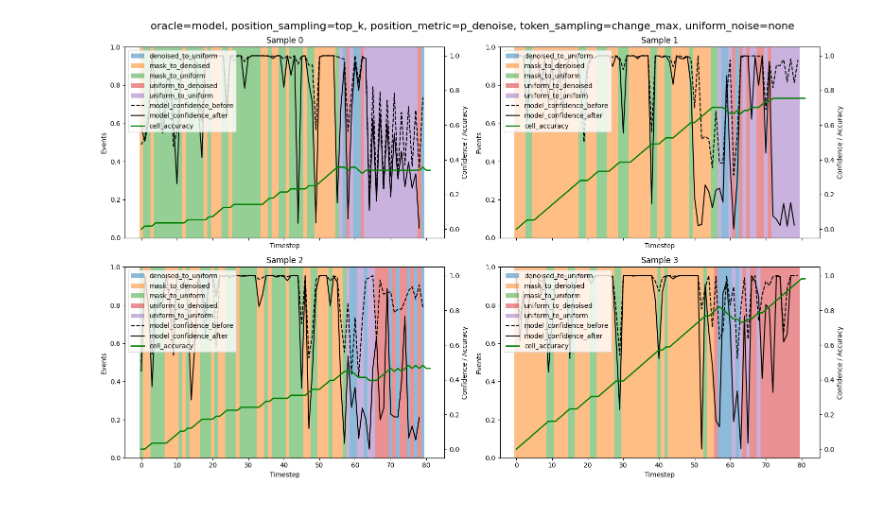
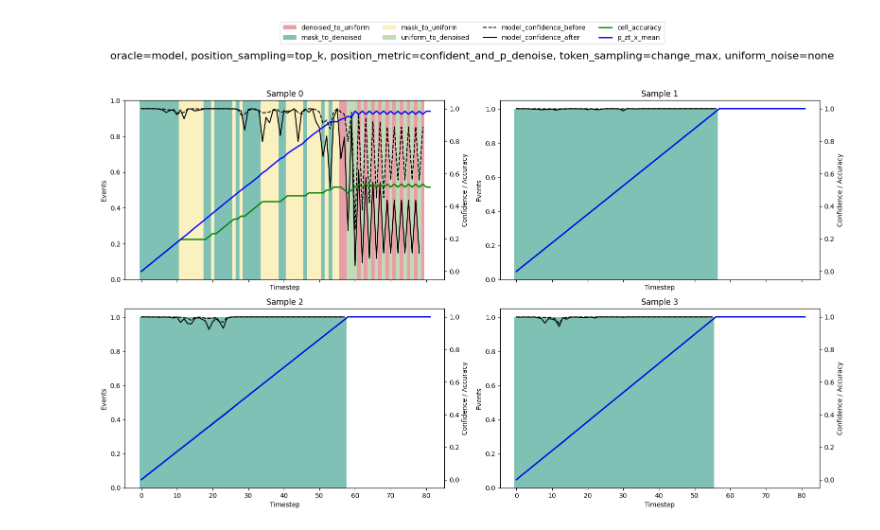
Before and after one commit to Paescal/gidd, a Jupyter notebook: gidd/eval/generation_info_analysis.ipynb, the cells around one changed output. Saved outputs shown, nothing was run; the diff lists cells and outputs as text; code cells hidden in the pictures.

```diff
--- a/gidd/eval/generation_info_analysis.ipynb
+++ b/gidd/eval/generation_info_analysis.ipynb
@@ -57,8 +63,8 @@ oracle = 'model'
 # position_sampling = 'independent'
 position_sampling = 'top_k'
 
-position_metric = 'p_denoise'
-# position_metric = 'confident_and_p_denoise'
+# position_metric = 'p_denoise'
+position_metric = 'confident_and_p_denoise'
 # position_metric = 'confident_and_noisy'
 
 # token_sampling = 'categorical'
@@ -69,6 +75,10 @@ uniform_noise = 'none'
 # uniform_noise = 'noise'
 # uniform_noise = 'model'
 
-combination_row = combinations_df.loc[(combinations_df['p_denoise_oracle'] == oracle) & (combinations_df['p_denoise_position_sampling'] == position_sampling) & (combinations_df['p_denoise_position_metric'] == position_metric) & (combinations_df['p_denoise_token_sampling'] == token_sampling) & (combinations_df['p_denoise_uniform_noise'] == uniform_noise)]['combination_row'].item()
+combination_row = combinations_df.loc[(combinations_df['p_denoise_oracle'] == oracle) & (combinations_df['p_denoise_position_sampling'] == position_sampling) & (combinations_df['p_denoise_position_metric'] == position_metric) & (combinations_df['p_denoise_token_sampling'] == token_sampling) & (combinations_df['p_denoise_uniform_noise'] == uniform_noise)]['combination_row'].values[0]
 print(f"selected combination row: {combination_row}")
+
+sample_indices = [0, 1, 2, 3]
+# sample_indices = [31, 44, 49, 59]
+# sample_indices = [49,57,59,60]
 # %% [output]
@@ -79,10 +288,10 @@ skip = True
 if not skip:
     fig, ax = plt.subplots(figsize=(10, 6))
 
-    for combination_row in combination_row_ids:
-        marginals = marginals_dict[combination_row]
+    for current_combination_row in combination_row_ids:
+        marginals = marginals_dict[current_combination_row]
         total_accuracy = marginals['total_accuracy'].cpu().numpy()  # shape (num_denoising_steps,)
-        label = ', '.join([f'{key}={value}' for key, value in denoise_config_dict[combination_row].items()])
+        label = ', '.join([f'{key}={value}' for key, value in denoise_config_dict[current_combination_row].items()])
         ax.plot(total_accuracy, label=label)
 
     ax.set_xlabel('Timestep')
@@ -125,58 +453,81 @@ plt.savefig(dir_path_dict[combination_row] + '/marginals.png')
 # %%
-# Plot change events #TODO: add mean confidence to plot
-change_events_table = change_events_table_dict[combination_row]
-marginals = marginals_dict[combination_row]
-cell_accuracy = marginals['cell_accuracy'].cpu().numpy()
-indices = cell_accuracy[:, -1].argsort()  # Indices that would sort the array
-print(indices)
+# Plot change events
 
-fig, axs = plt.subplots(2, 2, figsize=(16, 10), sharex=True)
-sample_indices = [0, 1, 2, 3]
-# sample_indices = [49,57,59,60]
+# Define consistent color scheme for event types
+event_colors = {
+    'mask_to_denoised': '#00876c',
+    'uniform_to_denoised': '#85b96f',
+    'mask_to_uniform': '#f7e382',
+    'uniform_to_uniform': '#f19452',
+    'denoised_to_uniform': '#d43d51'
+}
+#00876c
+#88c580
+#ffff9d
+#f7a258
+#d43d51
+
+n = 2
+# k = 0
+# sample_indices = range(n**2 * k, n**2 * (k + 1))
+fig, axs = plt.subplots(n, n, figsize=(16, 10), sharex=True)
+
+# Collect handles and labels for one global legend
+all_handles, all_labels = [], []
+
 for ax, idx in zip(axs.flatten(), sample_indices):
     # Filter change events for the current sample
     sample_events = change_events_table[change_events_table['sample'] == idx]
 
     # Plot number of events per step, colored by event_type
     event_counts = sample_events.groupby(['step', 'event_type']).size().unstack(fill_value=0)
-    # Don't use the built-in bar plot which creates categorical axes
-    # event_counts.plot(ax=ax, kind='bar', stacked=True, width=1, alpha=0.5, legend=False)
-    # Instead, plot bars manually using the actual step values as x-coordinates
     bottom = None
     for event_type in event_counts.columns:
-        ax.bar(event_counts.index, event_counts[event_type], bottom=bottom,
-               alpha=0.5, width=1, label=event_type)
+        color = event_colors.get(event_type, None)
+        bar = ax.bar(event_counts.index, event_counts[event_type], bottom=bottom,
+                     alpha=0.5, width=1, color=color, label=event_type)
         if bottom is None:
             bottom = event_counts[event_type]
         else:
             bottom += event_counts[event_type]
 
-    # Create a secondary y-axis for confidence and accuracy
+        # Collect legend entries only once
+        if event_type not in all_labels:
+            all_handles.append(bar[0])
+            all_labels.append(event_type)
+
+    # Secondary y-axis
     ax2 = ax.twinx()
 
-    # Plot model_confidence before and after update per step
     mean_conf_before = sample_events.groupby('step')['model_confidence'].mean()
-    ax2.plot(mean_conf_before.index, mean_conf_before.values, color='black', label='model_confidence_before', linestyle='--')
+    line1, = ax2.plot(mean_conf_before.index, mean_conf_before.values,
+                      color='black', linestyle='--', label='model_confidence_before')
     mean_conf_after = sample_events.groupby('step')['model_confidence_after'].mean()
-    ax2.plot(mean_conf_after.index, mean_conf_after.values, color='black', label='model_confidence_after')
+    line2, = ax2.plot(mean_conf_after.index, mean_conf_after.values,
+                      color='black', label='model_confidence_after')
 
-    # Plot cell_accuracy for this sample - now using actual timestep indices
     timesteps = range(len(cell_accuracy[idx]))
-    ax2.plot(timesteps, cell_accuracy[idx], color='green', label='cell_accuracy', linewidth=2)
-    print(f"Sample {idx}, cell accuracy at last step: {cell_accuracy[idx, -1]} (step {len(cell_accuracy[idx]) - 1})")
+    line3, = ax2.plot(timesteps, cell_accuracy[idx], color='green', label='cell_accuracy', linewidth=2)
+    line4, = ax2.plot(timesteps, p_zt_x_mean[idx], color='blue', label='p_zt_x_mean', linewidth=2)
+
+    # Collect line labels only once
+    for line, label in zip([line1, line2, line3, line4],
+                           ['model_confidence_before', 'model_confidence_after',
+                            'cell_accuracy', 'p_zt_x_mean']):
+        if label not in all_labels:
+            all_handles.append(line)
+            all_labels.append(label)
 
     ax.set_title(f'Sample {idx}')
     ax.set_xlabel('Timestep')
     ax.set_ylabel('Events')
     ax2.set_ylabel('Confidence / Accuracy')
 
-    # Combine legends from both axes
-    handles1, labels1 = ax.get_legend_handles_labels()
-    handles2, labels2 = ax2.get_legend_handles_labels()
-    ax2.legend(handles1 + handles2, labels1 + labels2, loc='upper left')
+# Shared legend for all subplots
+fig.legend(all_handles, all_labels, loc='upper center', ncol=4, bbox_to_anchor=(0.5, 1.05))
 
 plt.suptitle(', '.join([f'{key}={value}' for key, value in denoise_config_dict[combination_row].items()]), fontsize=16)
-plt.tight_layout()
+plt.tight_layout(rect=[0, 0, 1, 0.95])  # leave space for suptitle + legend
 
 plt.savefig(dir_path_dict[combination_row] + '/change_events.png')
 # %% [output]
@@ -190 +534 @@ Sample 3, cell accuracy at last step: 0.9821428656578064 (step 81)
-[figure, old version]
+[figure, new version]
```
Also changed, not shown: parts of 17 cells of this notebook, 8 other files.
